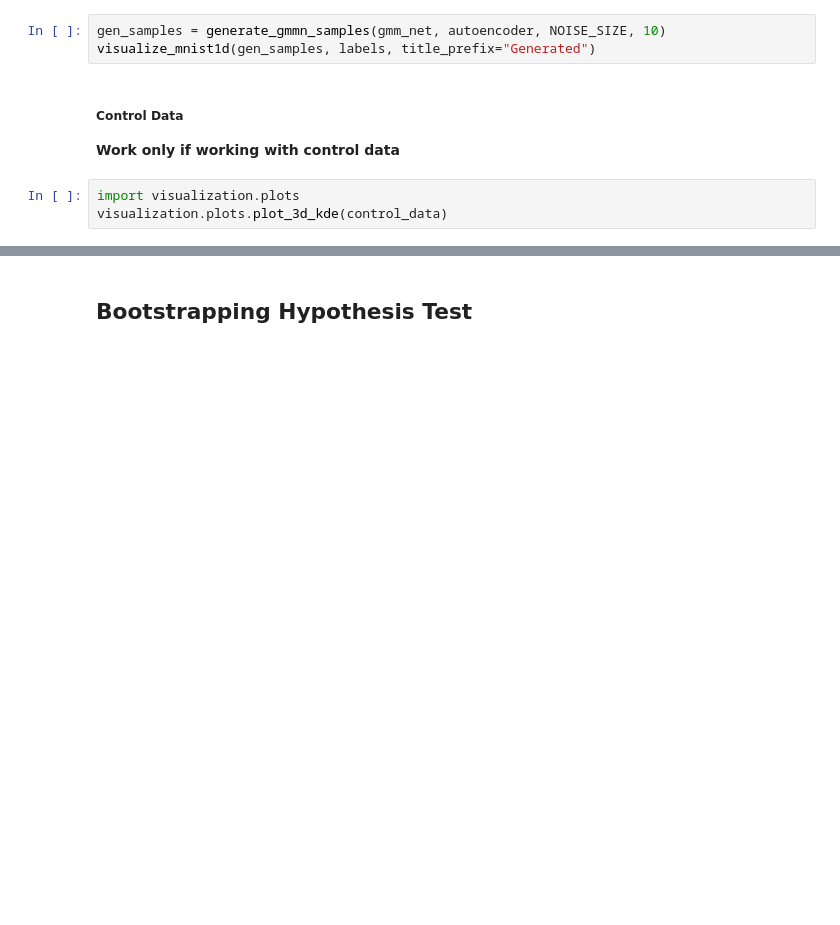
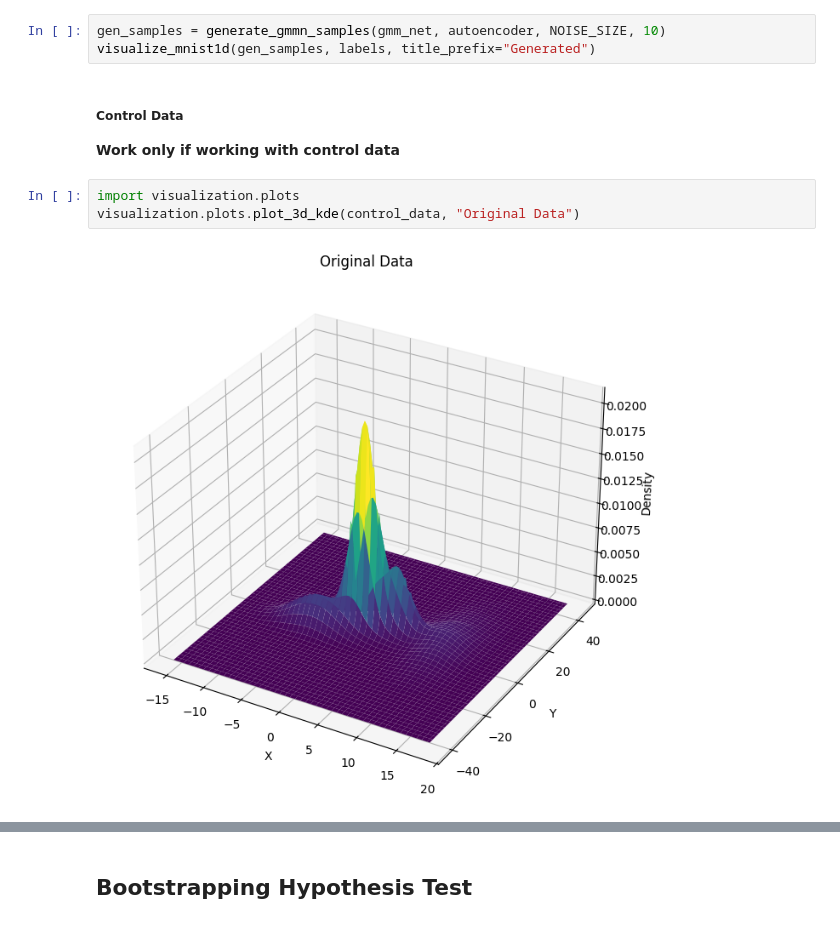
Before and after one commit to vdakov/mmd-gan-2, a Jupyter notebook: experiments.ipynb, the cells around one changed output, grey strips where cells are left out. Drawn from its saved outputs; the diff is of its cells as text; blank space fills up the shorter version.

```diff
--- a/experiments.ipynb
+++ b/experiments.ipynb
@@ -106,4 +126,6 @@ visualize_mnist1d(gen_samples, labels, title_prefix="Generated")
 **Work only if working with control data**
 # %%
 import visualization.plots
-visualization.plots.plot_3d_kde(control_data)
+visualization.plots.plot_3d_kde(control_data, "Original Data")
+# %% [output]
+[figure, added]
```
Also changed, not shown: parts of 8 cells of this notebook, 13 other files.
